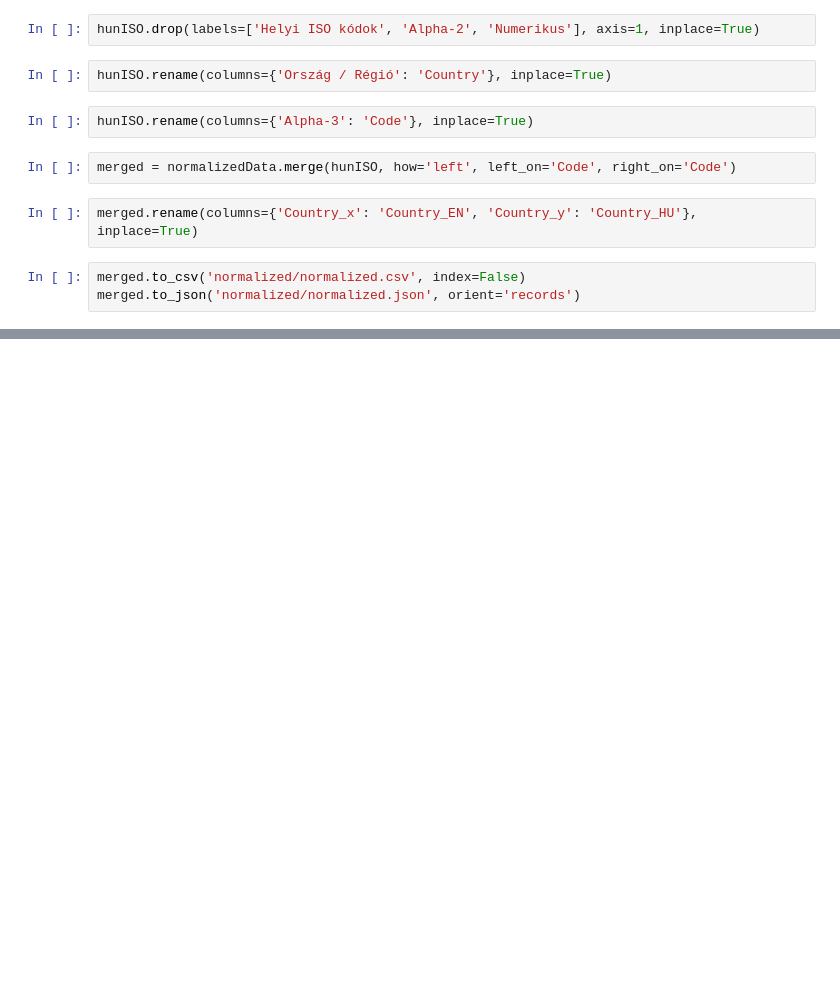
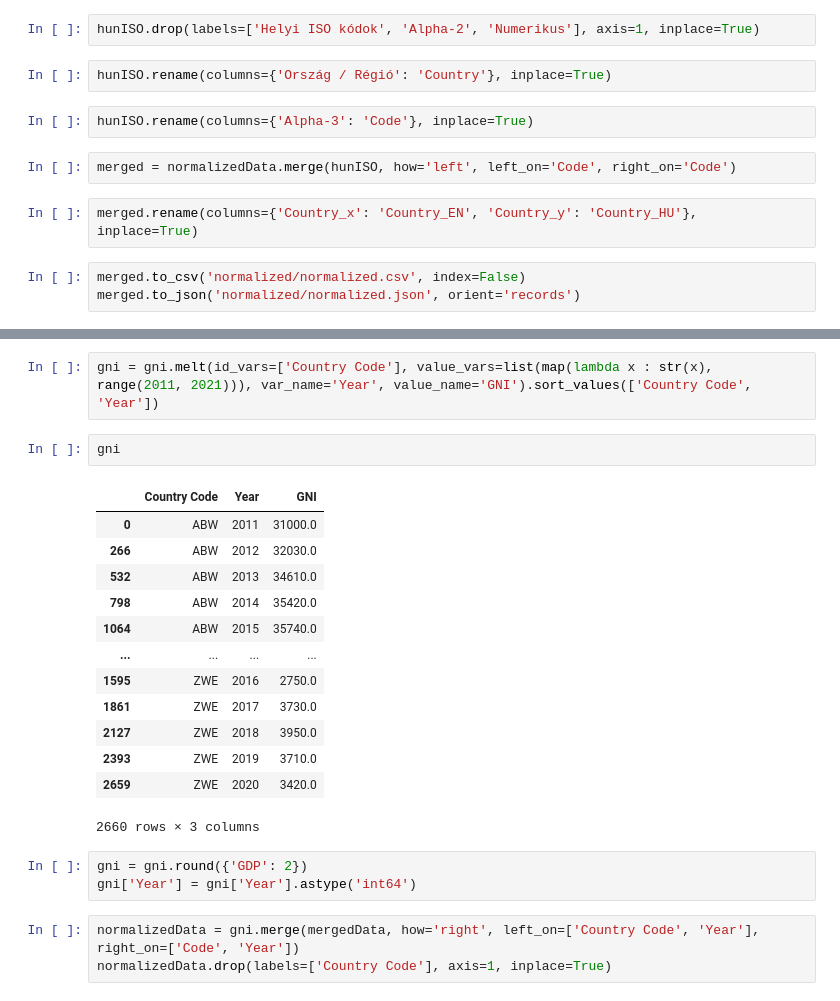
Before and after one commit to rockdonald2/WhereShouldIGoViz, a Jupyter notebook: normalizeData.ipynb, the cells around one changed output, grey strips where cells are left out. Drawn from its saved outputs; the diff is of its cells as text; blank space fills up the shorter version.

```diff
--- a/normalizeData.ipynb
+++ b/normalizeData.ipynb
@@ -147,0 +169,24 @@ merged.to_json('normalized/normalized.json', orient='records')
+# %%
+gni = gni.melt(id_vars=['Country Code'], value_vars=list(map(lambda x : str(x), range(2011, 2021))), var_name='Year', value_name='GNI').sort_values(['Country Code', 'Year'])
+# %%
+gni
+# %% [output]
+|  | Country Code | Year | GNI |
+| 0 | ABW | 2011 | 31000.0 |
+| 266 | ABW | 2012 | 32030.0 |
+| 532 | ABW | 2013 | 34610.0 |
+| 798 | ABW | 2014 | 35420.0 |
+| 1064 | ABW | 2015 | 35740.0 |
+| ... | ... | ... | ... |
+| 1595 | ZWE | 2016 | 2750.0 |
+| 1861 | ZWE | 2017 | 3730.0 |
+| 2127 | ZWE | 2018 | 3950.0 |
+| 2393 | ZWE | 2019 | 3710.0 |
+| 2659 | ZWE | 2020 | 3420.0 |
+2660 rows × 3 columns
+# %%
+gni = gni.round({'GDP': 2})
+gni['Year'] = gni['Year'].astype('int64')
+# %%
+normalizedData = gni.merge(mergedData, how='right', left_on=['Country Code', 'Year'], right_on=['Code', 'Year'])
+normalizedData.drop(labels=['Country Code'], axis=1, inplace=True)
```
Also changed, not shown: parts of 5 cells of this notebook, 9 other files.
